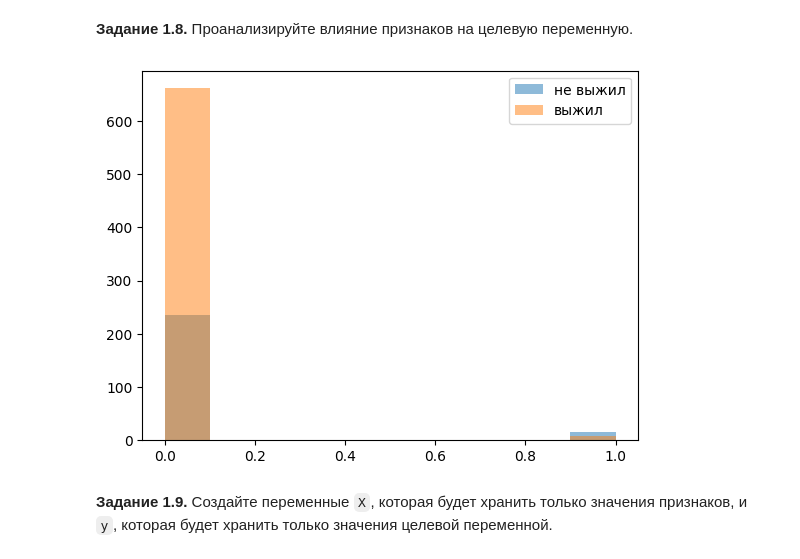
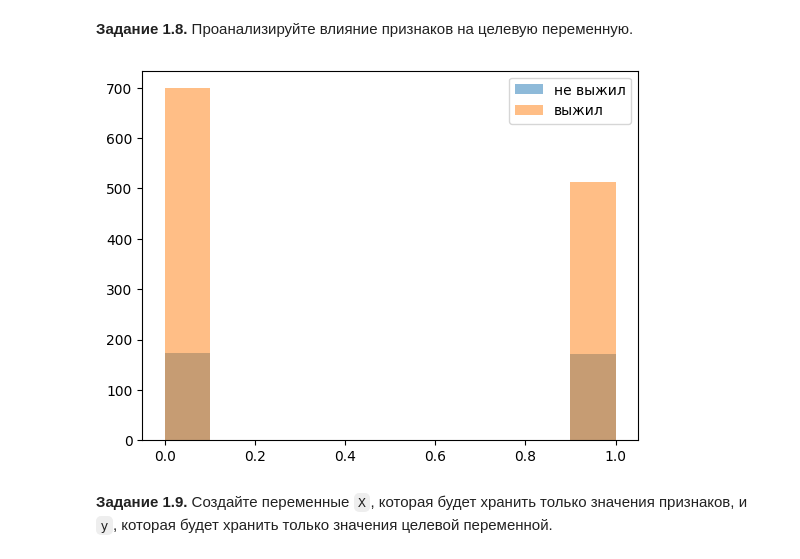
Before and after one commit to VansRMG/GoogleColab, a Jupyter notebook: week_01_ml_intro/Homework/hw_1_game_of_thrones.ipynb, the cells around one changed output. Drawn from its saved outputs; the diff is of its cells as text; code cells hidden in the pictures.

```diff
--- a/week_01_ml_intro/Homework/hw_1_game_of_thrones.ipynb
+++ b/week_01_ml_intro/Homework/hw_1_game_of_thrones.ipynb
@@ -224,8 +207,7 @@ array(['Northmen', 'Rivermen', 'Dornish', 'Valyrian', 'Ironborn',
 # %% [markdown]
 **Задание 1.5.** Проанализируйте, какие столбцы являются существенными и влияют на предсказание, а какие нет. Удалите ненужные столбцы по вашему мнению.
 # %%
-data.drop(columns=['name', 'book1', 'book2', 'book3', 'book4', 'book5', 'popularity',
-                   'isNoble', 'isMarried', 'dateOfBirth', 'culture', 'house'], inplace = True)
+data.drop(columns=['name', 'popularity','isMarried','culture'], inplace = True)
 data.isna().sum(axis=0)
 # %% [output]
 |  | 0 |
@@ -252,12 +242,27 @@ plt.show()
   * Обработайте категориальные признаки и переведите их в числа. Можете выбрать любой кодировщик.
   * Проанализируйте количественные признаки. Есть ли корреляция между признаками?
 # %%
-numerical_columns = ['male', 'numDeadRelations','isPopular', 'age', 'isAlive']
+from sklearn.preprocessing import OneHotEncoder
+
+numerical_columns = ['male', 'numDeadRelations','isPopular', 'isNoble', 'age',
+                     'isAlive', 'dateOfBirth', 'book1', 'book2', 'book3',
+                     'book4', 'book5']
+categorical_columns =['house']
+
+#Работа с категориальными признаками
+categorical_features = data[categorical_columns]
+unprocessed_cat_features = categorical_features.select_dtypes(include=[object]).columns.tolist()
+encoder = OneHotEncoder(sparse_output=False)
+one_hot_encoded = encoder.fit_transform(data[unprocessed_cat_features])
+one_hot_df = pd.DataFrame(one_hot_encoded, columns=encoder.get_feature_names_out(unprocessed_cat_features), index=data.index)
 
 # Работа с количественными признаками
-num_features = data[numerical_columns]
-num_features.hist(figsize=(10, 3), bins=50, xlabelsize=5, ylabelsize=5, grid=False)
-corrmat = data.corr()
-f, ax = plt.subplots(figsize=(12,9))
-sns.heatmap(corrmat, vmax=.8, square=True)
+data_encoded = pd.concat([data, one_hot_df], axis=1)
+data_encoded.drop(columns=['house'], inplace=True)
+
+#num_features = data_encoded
+#num_features.hist(figsize=(10, 3), bins=50, xlabelsize=5, ylabelsize=5, grid=False)
+#corrmat = data.corr()
+#f, ax = plt.subplots(figsize=(12,9))
+#sns.heatmap(corrmat, vmax=.8, square=True)
 # %% [output]
@@ -267,14 +270,14 @@ sns.heatmap(corrmat, vmax=.8, square=True)
 # %% [markdown]
 **Задание 1.8.** Проанализируйте влияние признаков на целевую переменную.
 # %%
-plt.hist(data['isPopular'][data['isAlive'] == 0][data['male']==1], alpha=0.5, label='не выжил')
-plt.hist(data['isPopular'][data['isAlive'] == 1][data['male']==1], alpha=0.5, label='выжил')
+plt.hist(data_encoded['isNoble'][data_encoded['isAlive'] == 0], alpha=0.5, label='не выжил')
+plt.hist(data_encoded['isNoble'][data_encoded['isAlive'] == 1], alpha=0.5, label='выжил')
 
 
 plt.legend()
 plt.show()
 # %% [output]
-[figure, old version]
+[figure, new version]
 # %% [markdown]
 **Задание 1.9.** Создайте переменные `X`, которая будет хранить только значения признаков, и `y`, которая будет хранить только значения целевой переменной.
 # %%
```
Also changed, not shown: parts of 12 cells of this notebook.
